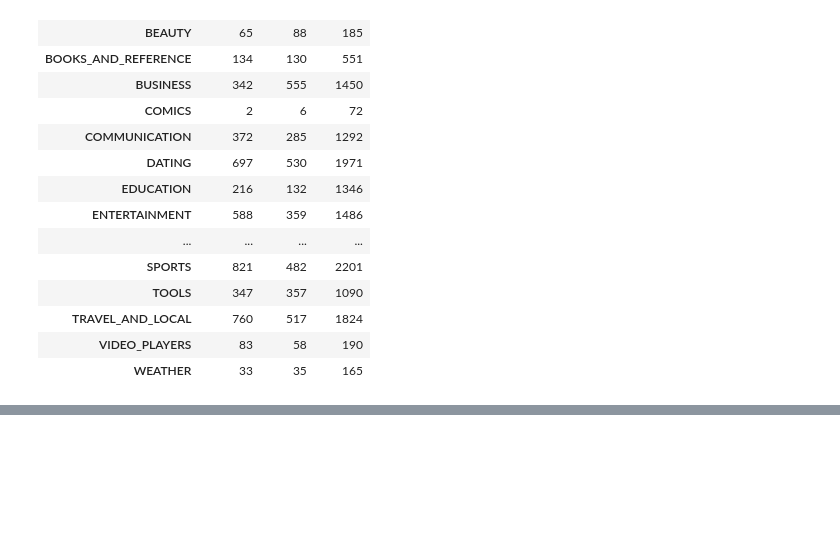
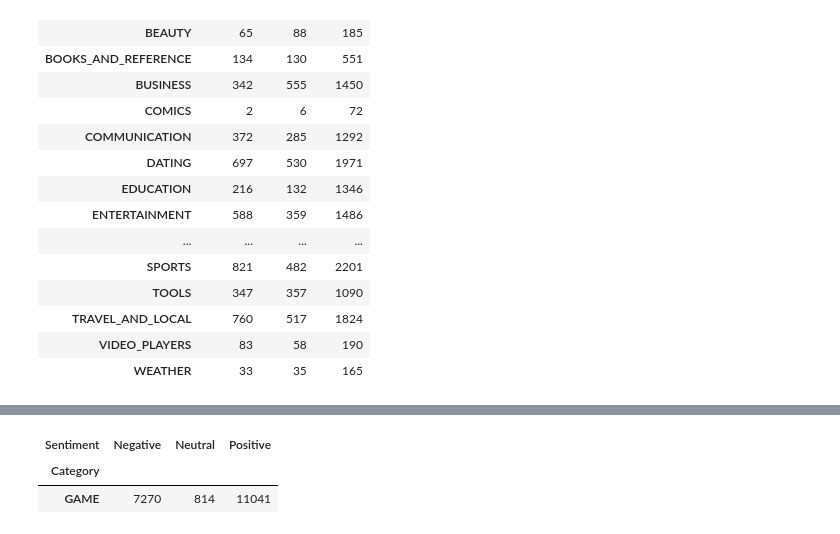
Before and after one commit to Preetirai-tech/Play-Store-App-Review-Analysis, a Jupyter notebook: Play_Store_App_Review_Analysis_Capstone_Project.ipynb, the cells around one changed output, grey strips where cells are left out. Drawn from its saved outputs; the diff is of its cells as text; code cells hidden in the pictures; blank space fills up the shorter version.

```diff
--- a/Play_Store_App_Review_Analysis_Capstone_Project.ipynb
+++ b/Play_Store_App_Review_Analysis_Capstone_Project.ipynb
@@ -588,0 +596,7 @@ pivotted_new_df
+# %%
+# Lets find out the most positive reviewed category
+pivotted_new_df[pivotted_new_df['Positive']==pivotted_new_df['Positive'].max()]
+# %% [output]
+| Sentiment | Negative | Neutral | Positive |
+| Category |  |  |  |
+| GAME | 7270 | 814 | 11041 |
```
Also changed, not shown: parts of 1 cell of this notebook.
